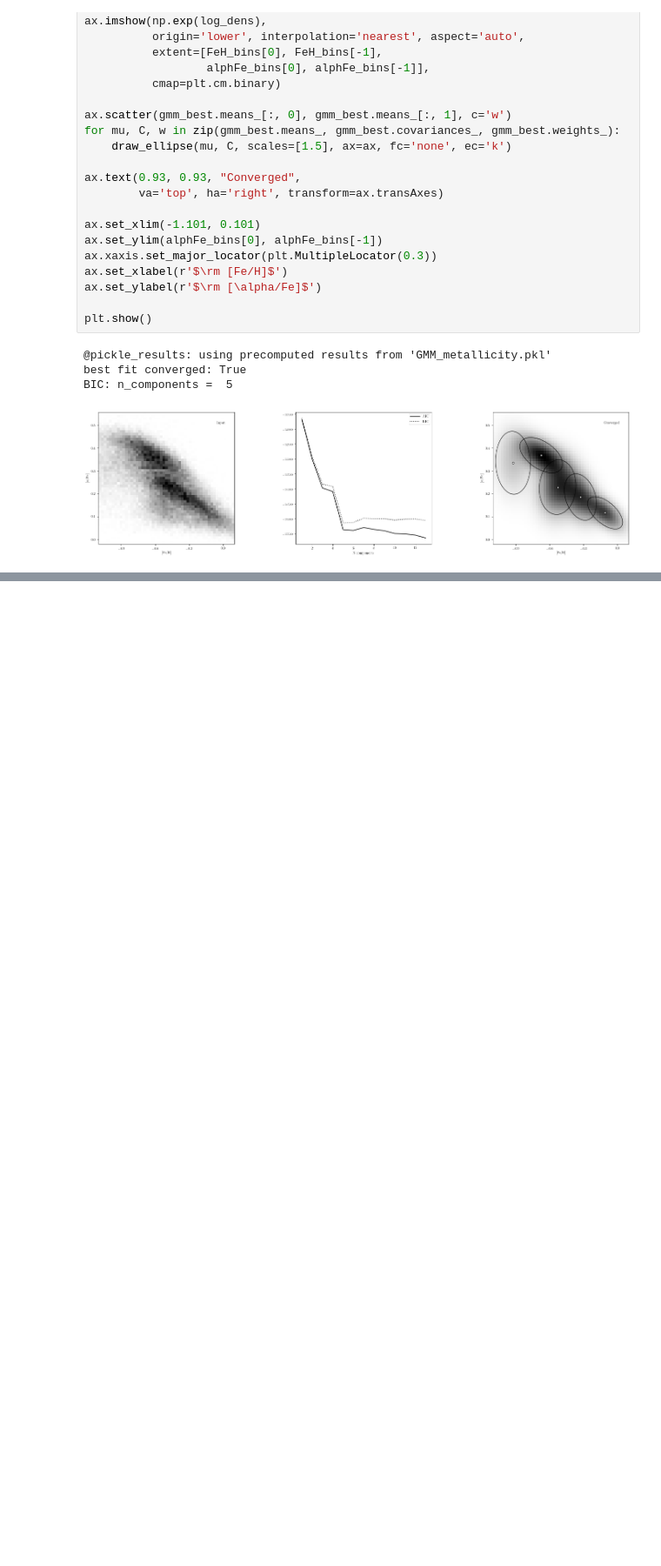
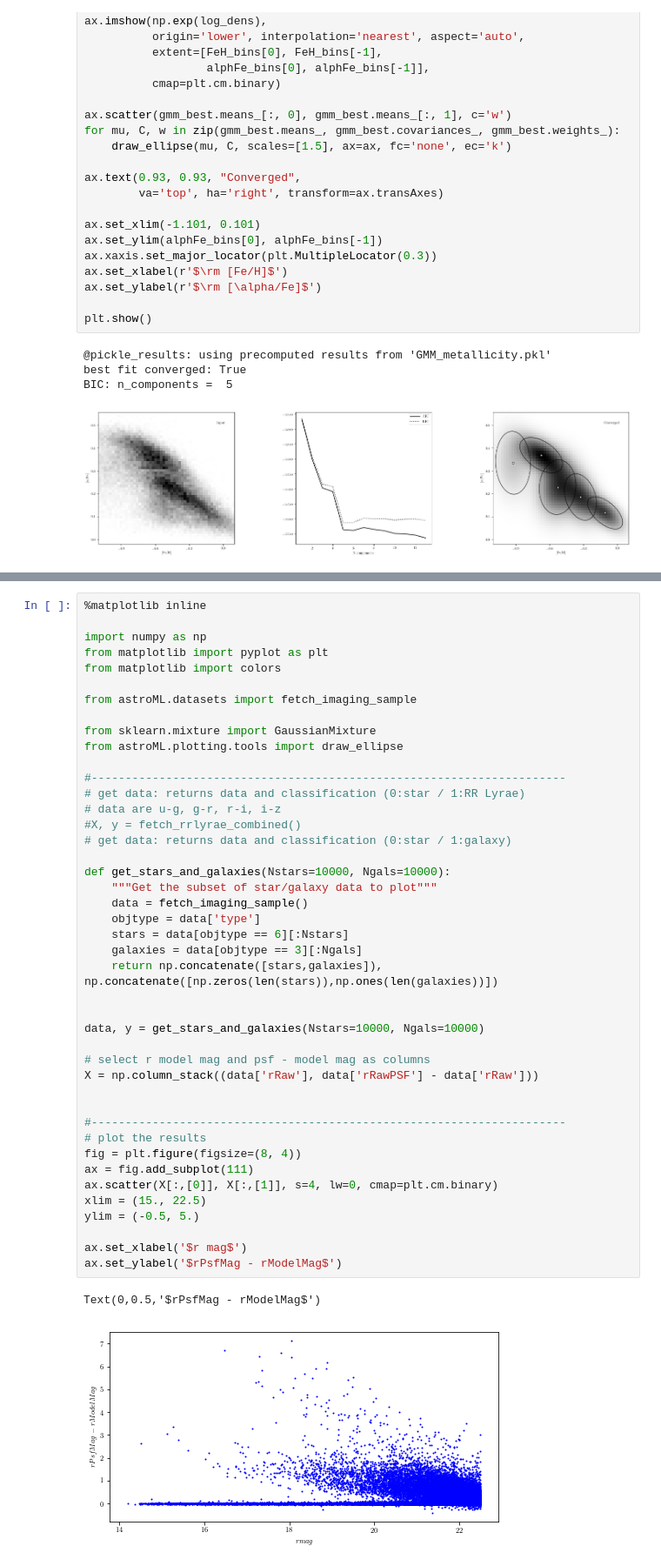
Before and after one commit to connolly/A302_2019, a Jupyter notebook: lectures/lecture-12-scikit-learn/lecture-13-scikit-learn.ipynb, the cells around one changed output, grey strips where cells are left out. Shown at 87% size. Drawn from its saved outputs; the diff is of its cells as text; blank space fills up the shorter version.

```diff
--- a/lectures/lecture-12-scikit-learn/lecture-13-scikit-learn.ipynb
+++ b/lectures/lecture-12-scikit-learn/lecture-13-scikit-learn.ipynb
@@ -727,0 +761,46 @@ poorly posed question. It is rare to find distinct, isolated  Gaussian clusters
+# %%
+%matplotlib inline
+
+import numpy as np
+from matplotlib import pyplot as plt
+from matplotlib import colors
+
+from astroML.datasets import fetch_imaging_sample
+
+from sklearn.mixture import GaussianMixture
+from astroML.plotting.tools import draw_ellipse
+
+#----------------------------------------------------------------------
+# get data: returns data and classification (0:star / 1:RR Lyrae)
+# data are u-g, g-r, r-i, i-z
+#X, y = fetch_rrlyrae_combined()
+# get data: returns data and classification (0:star / 1:galaxy)
+
+def get_stars_and_galaxies(Nstars=10000, Ngals=10000):
+    """Get the subset of star/galaxy data to plot"""
+    data = fetch_imaging_sample()
+    objtype = data['type']
+    stars = data[objtype == 6][:Nstars]
+    galaxies = data[objtype == 3][:Ngals]
+    return np.concatenate([stars,galaxies]), np.concatenate([np.zeros(len(stars)),np.ones(len(galaxies))])
+
+
+data, y = get_stars_and_galaxies(Nstars=10000, Ngals=10000)
+
+# select r model mag and psf - model mag as columns
+X = np.column_stack((data['rRaw'], data['rRawPSF'] - data['rRaw']))
+
+
+#----------------------------------------------------------------------
+# plot the results
+fig = plt.figure(figsize=(8, 4))
+ax = fig.add_subplot(111)
+ax.scatter(X[:,[0]], X[:,[1]], s=4, lw=0, cmap=plt.cm.binary)
+xlim = (15., 22.5)
+ylim = (-0.5, 5.)
+
+ax.set_xlabel('$r mag$')
+ax.set_ylabel('$rPsfMag - rModelMag$')
+# %% [output]
+Text(0,0.5,'$rPsfMag - rModelMag$')
+[figure, added]
```
Also changed, not shown: parts of 16 cells of this notebook.
